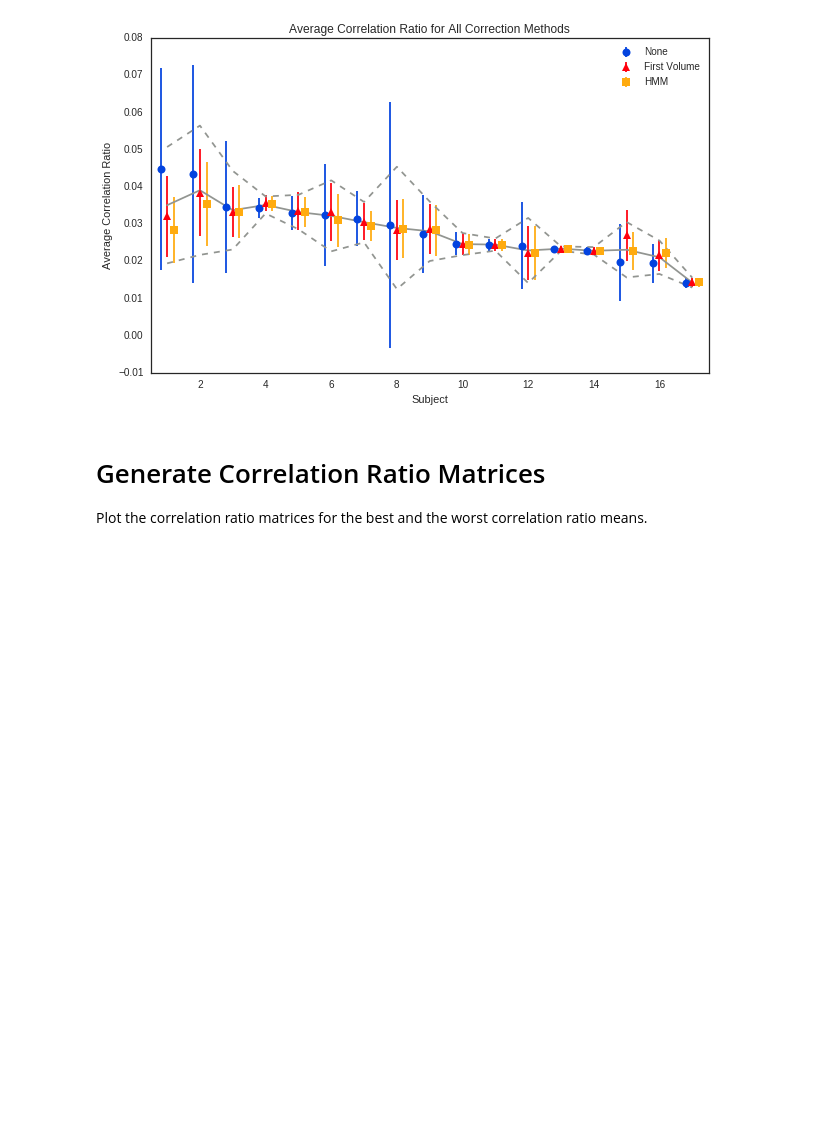
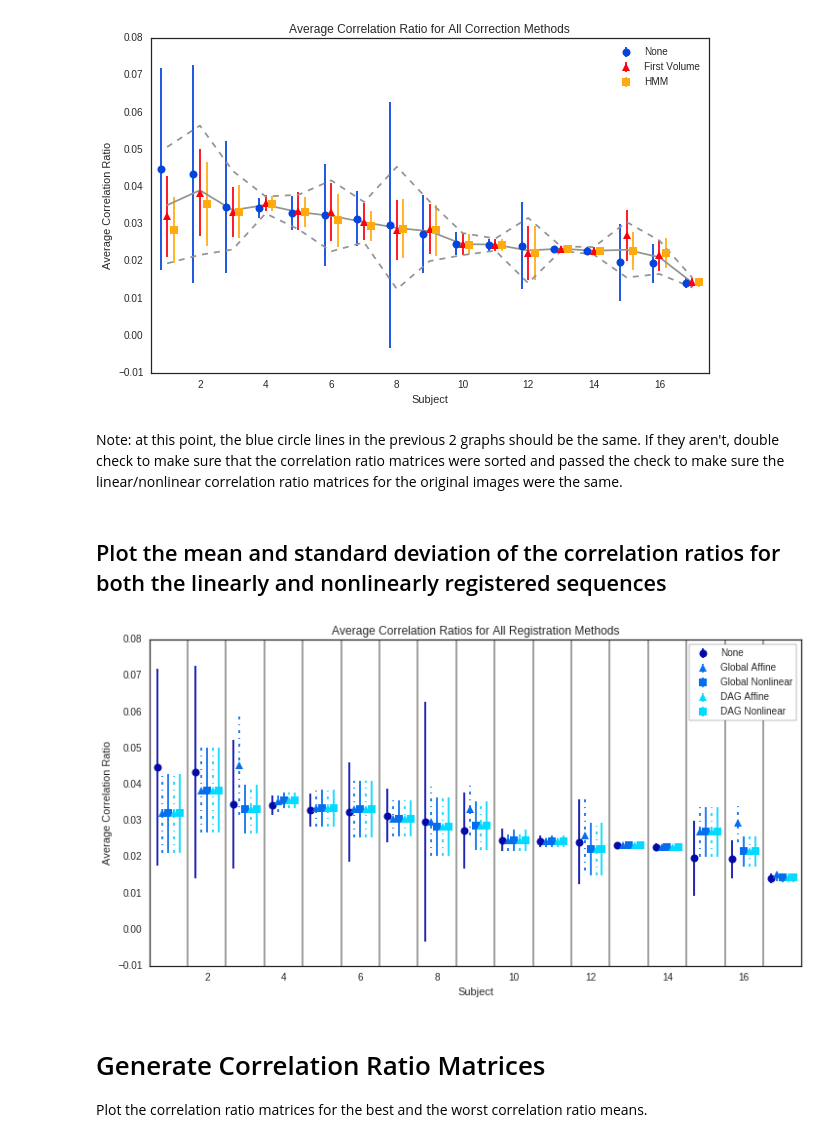
Before and after one commit to jmschabdach/markov-movement-correction, a Jupyter notebook: figureGeneration.ipynb, the cells around one changed output. Drawn from its saved outputs; the diff is of its cells as text; code cells hidden in the pictures; blank space fills up the shorter version.

```diff
--- a/figureGeneration.ipynb
+++ b/figureGeneration.ipynb
@@ -1111,6 +1250,20 @@ plotCorrelationStatsThree([origMatricesNonlinearSorted, firstMatricesNonlinearSo
 #                         outFn='figures/boxplot-three-nonlinear.png')
 # %% [output]
 [figure]
+# %% [markdown]
+Note: at this point, the blue circle lines in the previous 2 graphs should be the same. If they aren't, double check to make sure that the correlation ratio matrices were sorted and passed the check to make sure the linear/nonlinear correlation ratio matrices for the original images were the same.
+# %% [markdown]
+## Plot the mean and standard deviation of the correlation ratios for both the linearly and nonlinearly registered sequences
+# %%
+# code here
+plotCorrelationStatsFive([origMatricesNonlinearSorted,
+                           firstMatricesLinearSorted,
+                           firstMatricesNonlinearSorted,
+                           hmmMatricesLinearSorted,
+                           hmmMatricesNonlinearSorted],
+                           outFn='figures/boxplot-5.png')
+# %% [output]
+[figure, added]
 # %% [markdown]
 # Generate Correlation Ratio Matrices
 
```
Also changed, not shown: parts of 25 cells of this notebook, 2 other files.
